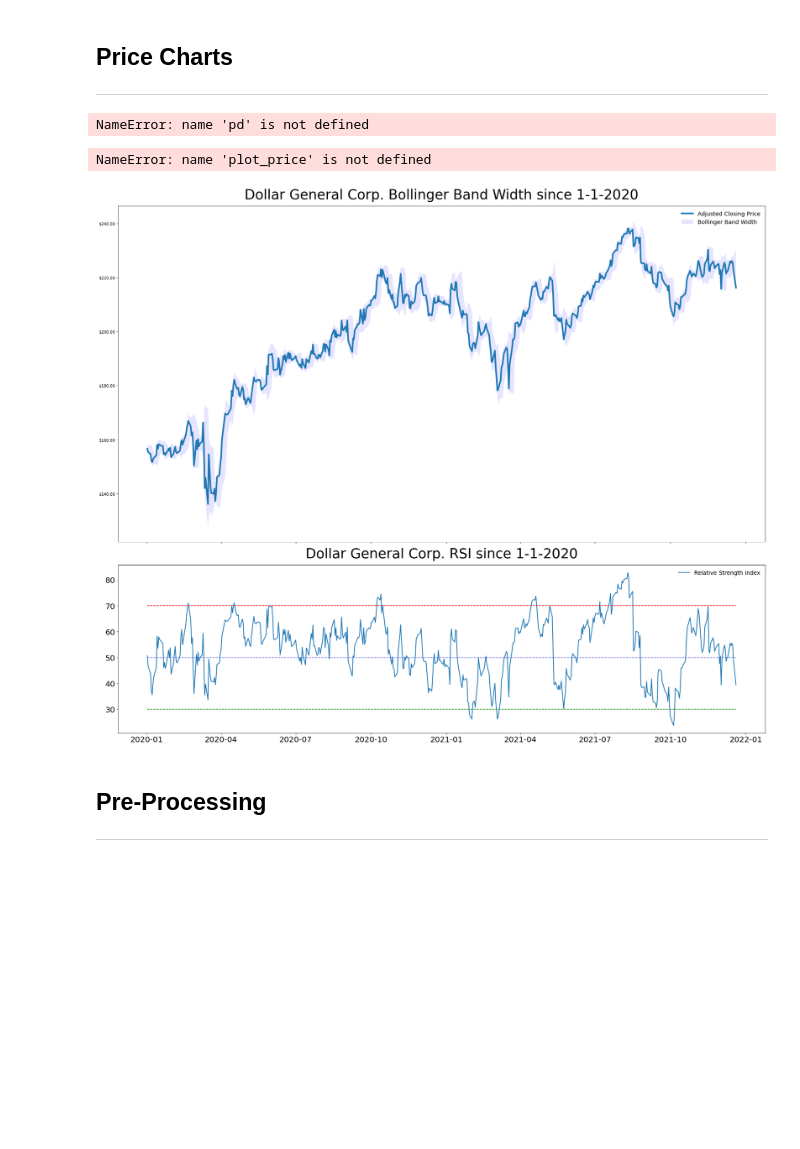
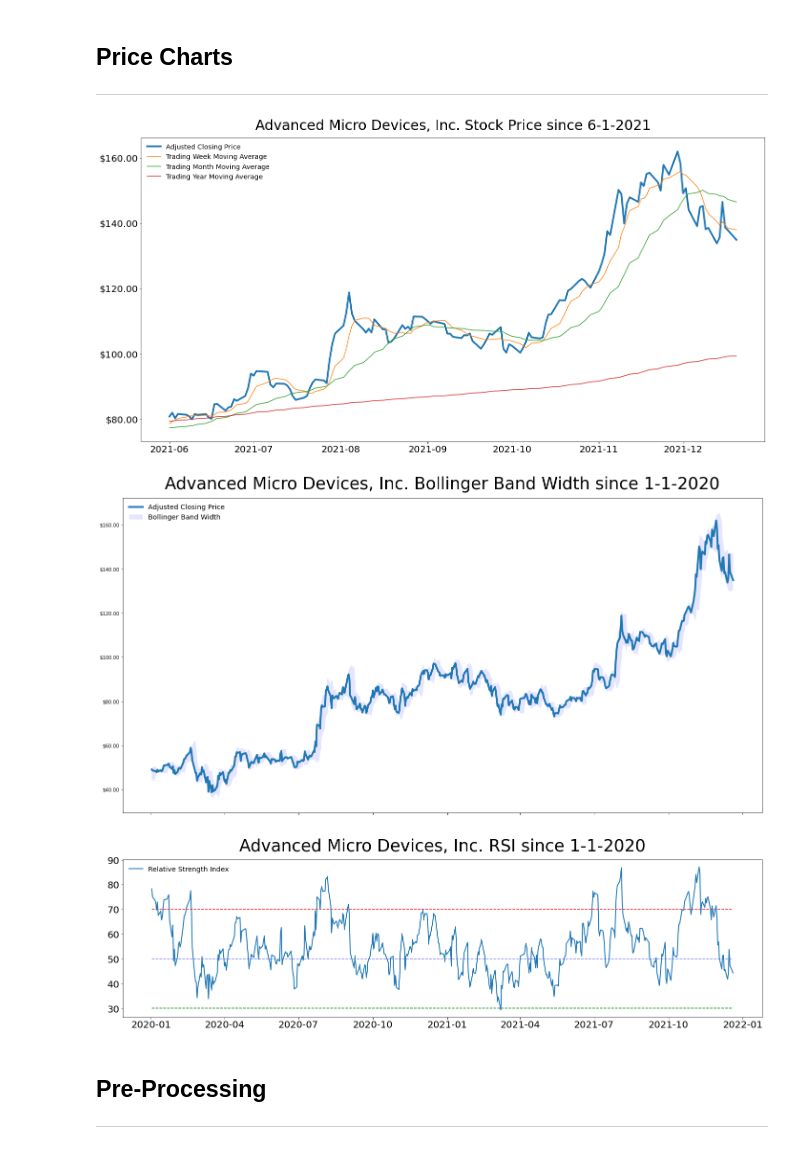
Before and after one commit to tjbray20/Market_Machine_Learning, a Jupyter notebook: MainNotebook.ipynb, the cells around one changed output. Cells and saved outputs as stored; diff of their text form; code cells hidden in the pictures; blank space fills up the shorter version.

```diff
--- a/MainNotebook.ipynb
+++ b/MainNotebook.ipynb
@@ -327,17 +337,15 @@ def plot_bbands(df, company):
     plt.yticks(fontsize = 20)
     plt.show()
 # %%
-DG = pd.read_csv('FormattedData/DG_formatted.csv', index_col = 0)
+AMD = pd.read_csv('FormattedData/AMD_formatted.csv', index_col = 0)
-# %% [output]
-NameError: name 'pd' is not defined
-# %%
-plot_price(DG, 'Dollar General Corp.')
-# %% [output]
-NameError: name 'plot_price' is not defined
-# %%
-plot_bbands(DG, 'Dollar General Corp.')
-# %% [output]
-[figure, removed]
+# %%
+plot_price(AMD, 'Advanced Micro Devices, Inc.')
+# %% [output]
+[figure, added]
+# %%
+plot_bbands(AMD, 'Advanced Micro Devices, Inc.')
+# %% [output]
+[figure, added]
 # %% [markdown]
 ## Pre-Processing
 ***
```
Also changed, not shown: parts of 33 cells of this notebook, 5 other files.
